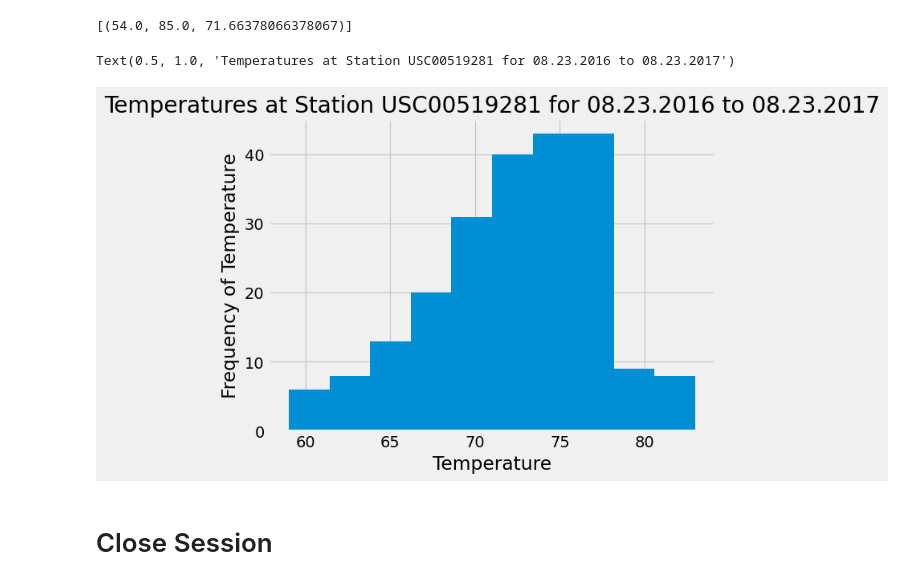
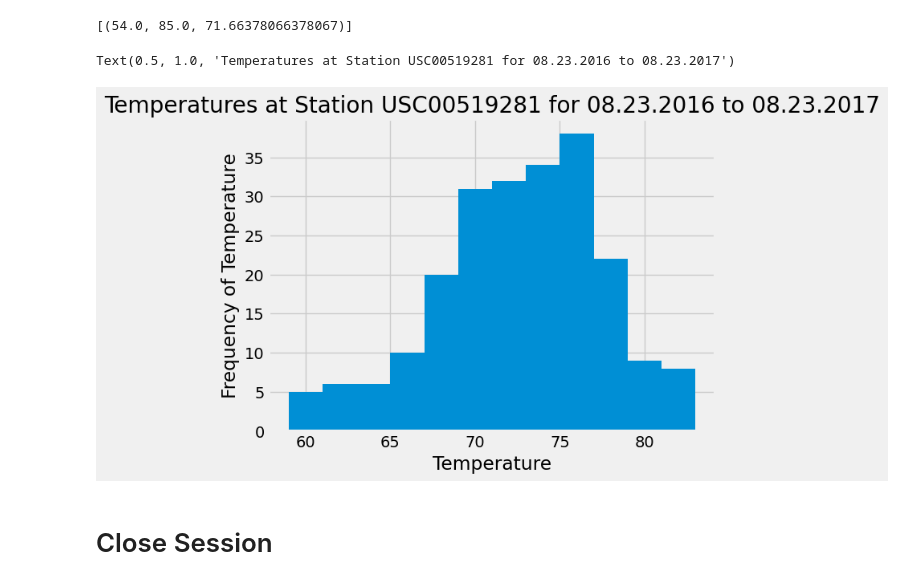
Before and after one commit to Morgen-Henry/sqlalchemy-challenge, a Jupyter notebook: SurfsUp/climate_starter.ipynb, the cells around one changed output. Drawn from its saved outputs; the diff is of its cells as text; code cells hidden in the pictures.

```diff
--- a/SurfsUp/climate_starter.ipynb
+++ b/SurfsUp/climate_starter.ipynb
@@ -110,17 +114,17 @@ session.query(func.min(Measurement.tobs), func.max(Measurement.tobs), func.avg(M
 # %%
 # Using the most active station id
 # Query the last 12 months of temperature observation data for this station and plot the results as a histogram
 twelve_mon_temp = session.query(Measurement.tobs).filter(Measurement.station == most_active_stations[0][0]).filter(Measurement.date >= "2016.08.23").all()
 temps = []
 for temp in twelve_mon_temp:
     temps.append(temp[0])
-plt.hist(temps)
+plt.hist(temps, bins=12)
 plt.ylabel('Frequency of Temperature')
 plt.xlabel('Temperature')
 plt.title('Temperatures at Station USC00519281 for 08.23.2016 to 08.23.2017')
 # %% [output]
 Text(0.5, 1.0, 'Temperatures at Station USC00519281 for 08.23.2016 to 08.23.2017')
-[figure, old version]
+[figure, new version]
 # %% [markdown]
 # Close Session
 # %%
```
Also changed, not shown: parts of 1 cell of this notebook.
